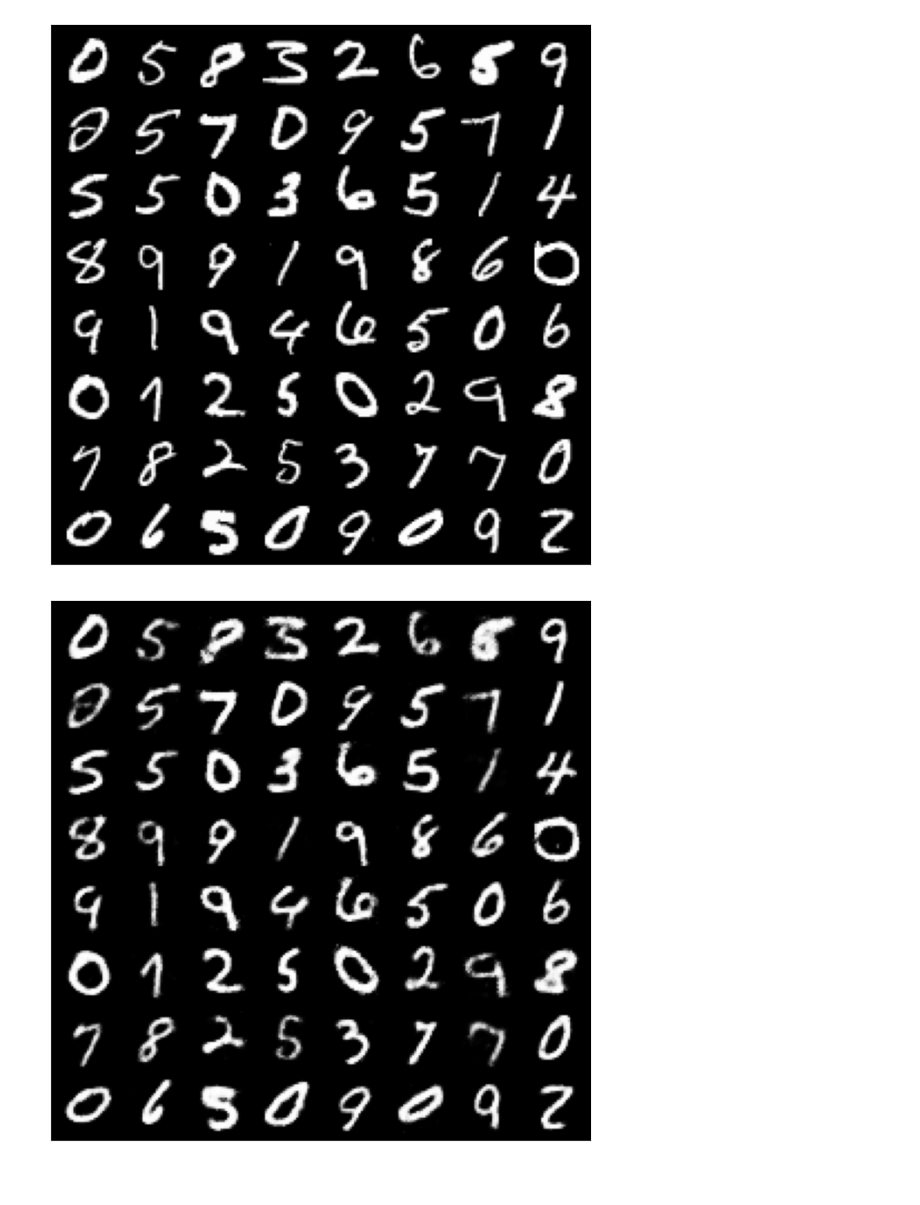
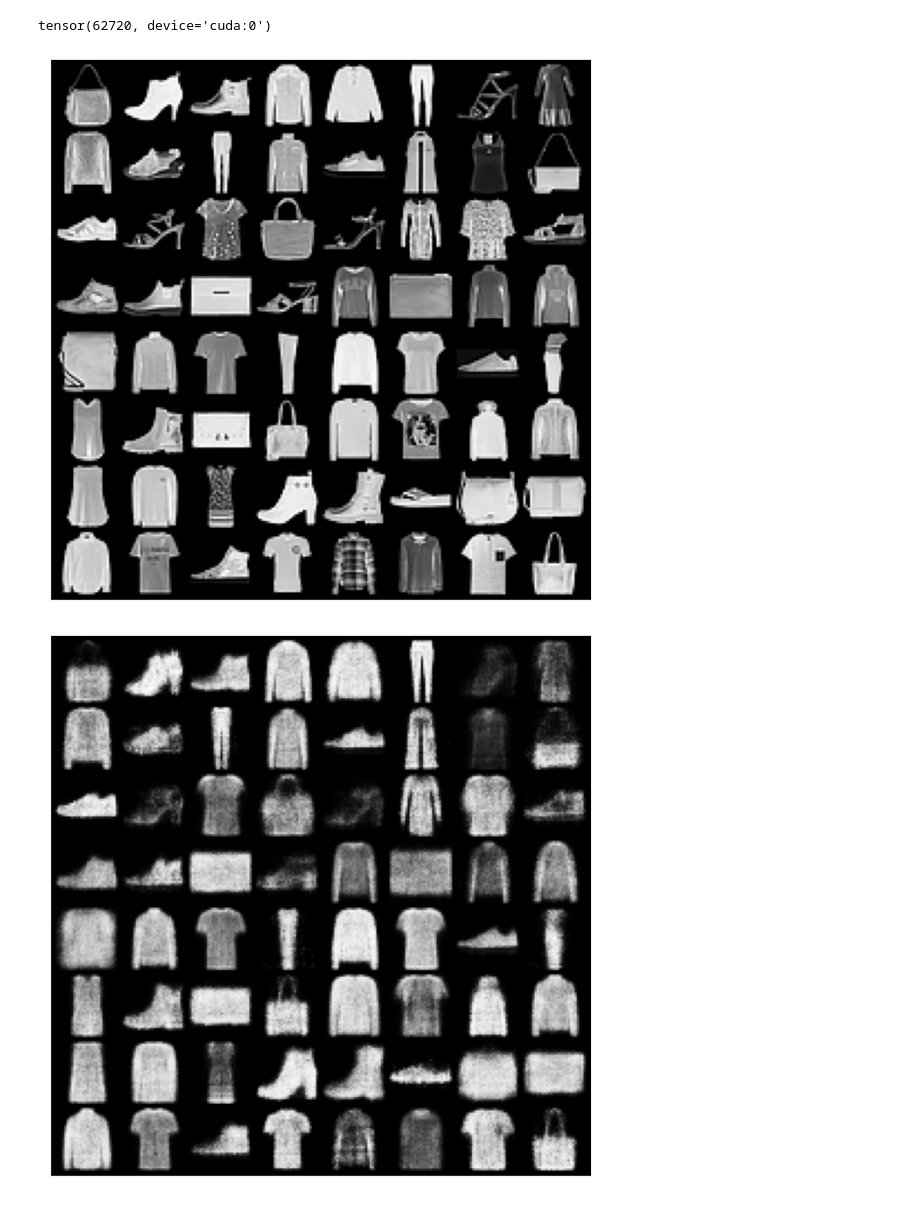
Before and after one commit to 737ashish/Projects, a Jupyter notebook: Polynomial_Nets/train_VAE_chebysparse.ipynb, the cells around one changed output. Cells and saved outputs as stored; diff of their text form; code cells hidden in the pictures.

```diff
--- a/Polynomial_Nets/train_VAE_chebysparse.ipynb
+++ b/Polynomial_Nets/train_VAE_chebysparse.ipynb
@@ -58,4 +71,8 @@ train_ds, val_ds = random_split(dataset, [50000, 10000])
 # %%
-train_loader = DataLoader(train_ds, BATCH_SIZE, shuffle=True)
+train_loader = DataLoader(dataset1, BATCH_SIZE, shuffle=True)
 #train_loader = DeviceDataLoader(train_loader, device)
 #val_loader = DataLoader(val_ds, BATCH_SIZE)
+# %%
+for images,_ in train_loader:
+    print(torch.min(images[0]))
+    break
@@ -62,4 +81,7 @@ train_loader = DataLoader(train_ds, BATCH_SIZE, shuffle=True)
 # %%
-model = VAE_CP_L3(IMAGE_SIZE*IMAGE_SIZE, H_DIM, Z_DIM, RANK).to(device)
+#model = VAE_Cheby_L3(IMAGE_SIZE*IMAGE_SIZE, H_DIM, Z_DIM, RANK).to(device)
+torch.cuda.empty_cache()
+model = VAE_Cheby3_kernel32(IMAGE_SIZE, H_DIM, Z_DIM).to(device)
+#model = VAE_Cheby3_kernelDU(IMAGE_SIZE, H_DIM, Z_DIM).to(device)
 optimizer = torch.optim.Adam(model.parameters(), lr=LEARNING_RATE)
 #model = DeviceDataLoader(model, device)
@@ -74,7 +105,7 @@ for epoch in range(NUM_EPOCHS):
     for images, _ in train_loader:
         images = images.reshape(-1, IMAGE_SIZE*IMAGE_SIZE)
         recon_images, mu, logvar = model(images.to(device))
-        loss, bce, kld = loss_fn(recon_images.to(device), images.to(device), mu.to(device), logvar.to(device))
+        loss, bce, kld = loss_fn(recon_images.to(device), denorm(images).to(device), mu.to(device), logvar.to(device))
         optimizer.zero_grad()
         loss.backward()
         optimizer.step()
@@ -99,4 +130,9 @@ loss tensor(1045.2723, grad_fn=<AddBackward0>)
 Epoch :  5
+# %%
+mask = model.encoder.mask
+torch.count_nonzero(mask)
+# %% [output]
+tensor(62720, device='cuda:0')
 # %%
 for images, _ in train_loader:
     recon_images, mu, logvar = model(images.to(device))
@@ -114,12 +150,12 @@ def show_batch(dl, nmax=64):
         show_images(images, nmax)
         break
 # %%
-show_images(images)
+show_images(denorm(images))
 # %% [output]
-[figure, old version]
+[figure, new version]
 # %%
-show_images(recon_images)
+show_images(recon_images.to('cpu'))
 # %% [output]
-[figure, old version]
+[figure, new version]
 # %%
 list_of_losses = [i.detach().numpy() for i in list_of_losses ]
```
Also changed, not shown: parts of 15 cells of this notebook, 35 other files.
